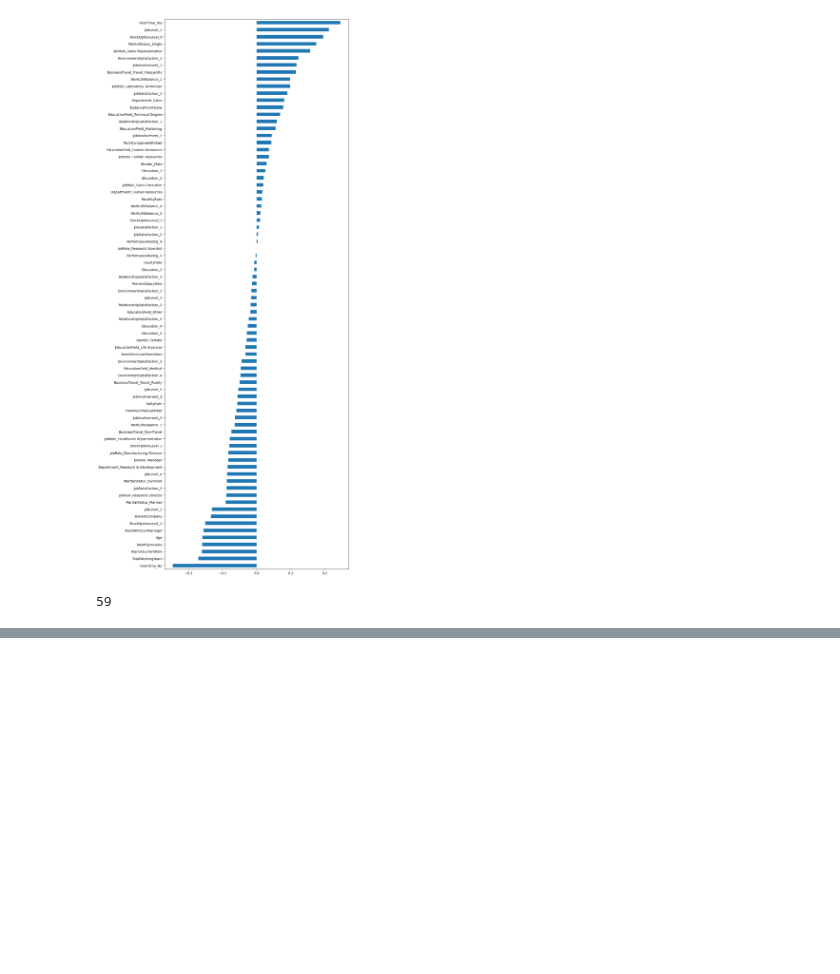
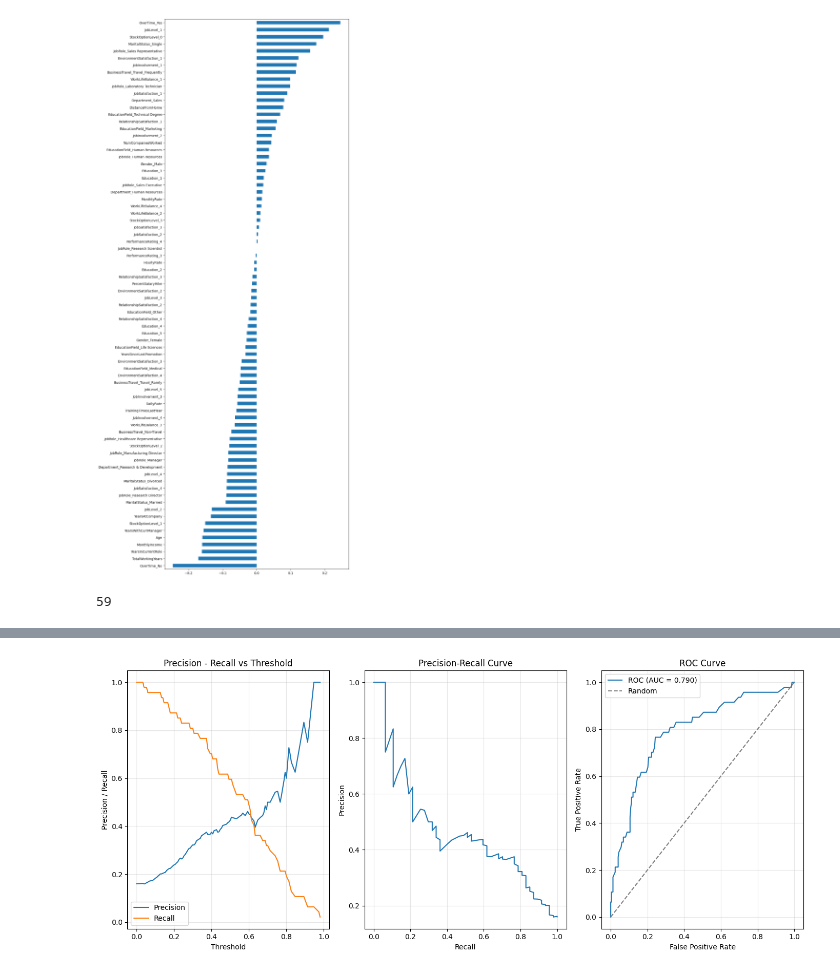
Before and after one commit to ThangNguyennv/IBM-HR-Analytics-Employee-Attrition-Performance, a Jupyter notebook: src/Random_Forest.ipynb, the cells around one changed output, grey strips where cells are left out. Saved outputs shown, nothing was run; the diff lists cells and outputs as text; code cells hidden in the pictures; blank space fills up the shorter version.

Commit message:
Update final Random Forest model

```diff
--- a/src/Random_Forest.ipynb
+++ b/src/Random_Forest.ipynb
@@ -354,8 +536,14 @@ y_test_3 = y_test_origin_t3.values if hasattr(y_test_origin_t3, 'values') else y
 # %%
-rf = RandomForestClassifier(
-    n_estimators=200,        # Tăng số cây
-    max_depth=15,            # Tăng độ sâu
-    min_samples_split=5,     # Giảm overfitting
+# Test 1: GINI
+rf_gini = RandomForest(
+    n_estimators=150,
+    max_depth=6,
+    min_samples_split=30,
+    min_samples_leaf=15,          # Mỗi leaf ít nhất 15 samples
+    max_features=0.5,             # Chỉ dùng 50% features
+    max_samples=0.8,              # Chỉ dùng 80% data mỗi cây
+    criterion='gini',
+    class_weight='balanced',
     random_state=42
 )
 # %%
@@ -421,43 +682,45 @@ support    493.000000  95.000000  0.853741  588.000000    588.000000
 # %%
-# import matplotlib.pyplot as plt
-# from sklearn.metrics import precision_recall_curve, roc_curve
-#
-# y_scores = xgb_scratch.predict_proba(X_test_origin_t2)[:, 1]
-#
-# precisions, recalls, pr_thresholds = precision_recall_curve(y_test_origin_t2, y_scores)
-#
-# plt.figure(figsize=(14, 6))
-#
-# # 1. Precision-Recall vs Threshold
-# plt.subplot(1, 3, 1)
-# plt.plot(pr_thresholds, precisions[:-1], label="Precision")
-# plt.plot(pr_thresholds, recalls[:-1], label="Recall")
-# plt.xlabel("Threshold")
-# plt.ylabel("Precision / Recall")
-# plt.title("Precision - Recall vs Threshold")
-# plt.legend()
-# plt.grid(True, alpha=0.3)
-#
-# # 2. Precision vs Recall (PR Curve)
-# plt.subplot(1, 3, 2)
-# plt.plot(recalls, precisions)
-# plt.xlabel("Recall")
-# plt.ylabel("Precision")
-# plt.title("Precision-Recall Curve")
-# plt.grid(True, alpha=0.3)
-#
-# # 3. ROC Curve
-# fpr, tpr, roc_thresholds = roc_curve(y_test_origin_t2, y_scores)
-# auc_score = roc_auc_score(y_test_origin_t2, y_scores)
-#
-# plt.subplot(1, 3, 3)
-# plt.plot(fpr, tpr, label=f'ROC (AUC = {auc_score:.3f})')
-# plt.plot([0, 1], [0, 1], linestyle='--', color='gray', label='Random')
-# plt.xlabel("False Positive Rate")
-# plt.ylabel("True Positive Rate")
-# plt.title("ROC Curve")
-# plt.legend()
-# plt.grid(True, alpha=0.3)
-#
-# plt.tight_layout()
-# plt.show()
+import matplotlib.pyplot as plt
+from sklearn.metrics import precision_recall_curve, roc_curve, roc_auc_score
+
+y_scores = rf_gini.predict_proba(X_test_origin_t1)[:, 1]
+
+precisions, recalls, pr_thresholds = precision_recall_curve(y_test_origin_t1, y_scores)
+
+plt.figure(figsize=(14, 6))
+
+# 1. Precision-Recall vs Threshold
+plt.subplot(1, 3, 1)
+plt.plot(pr_thresholds, precisions[:-1], label="Precision")
+plt.plot(pr_thresholds, recalls[:-1], label="Recall")
+plt.xlabel("Threshold")
+plt.ylabel("Precision / Recall")
+plt.title("Precision - Recall vs Threshold")
+plt.legend()
+plt.grid(True, alpha=0.3)
+
+# 2. Precision vs Recall (PR Curve)
+plt.subplot(1, 3, 2)
+plt.plot(recalls, precisions)
+plt.xlabel("Recall")
+plt.ylabel("Precision")
+plt.title("Precision-Recall Curve")
+plt.grid(True, alpha=0.3)
+
+# 3. ROC Curve
+fpr, tpr, roc_thresholds = roc_curve(y_test_origin_t1, y_scores)
+auc_score = roc_auc_score(y_test_origin_t1, y_scores)
+
+plt.subplot(1, 3, 3)
+plt.plot(fpr, tpr, label=f'ROC (AUC = {auc_score:.3f})')
+plt.plot([0, 1], [0, 1], linestyle='--', color='gray', label='Random')
+plt.xlabel("False Positive Rate")
+plt.ylabel("True Positive Rate")
+plt.title("ROC Curve")
+plt.legend()
+plt.grid(True, alpha=0.3)
+
+plt.tight_layout()
+plt.show()
+# %% [output]
+[figure, added]
```
Also changed, not shown: parts of 20 cells of this notebook.
